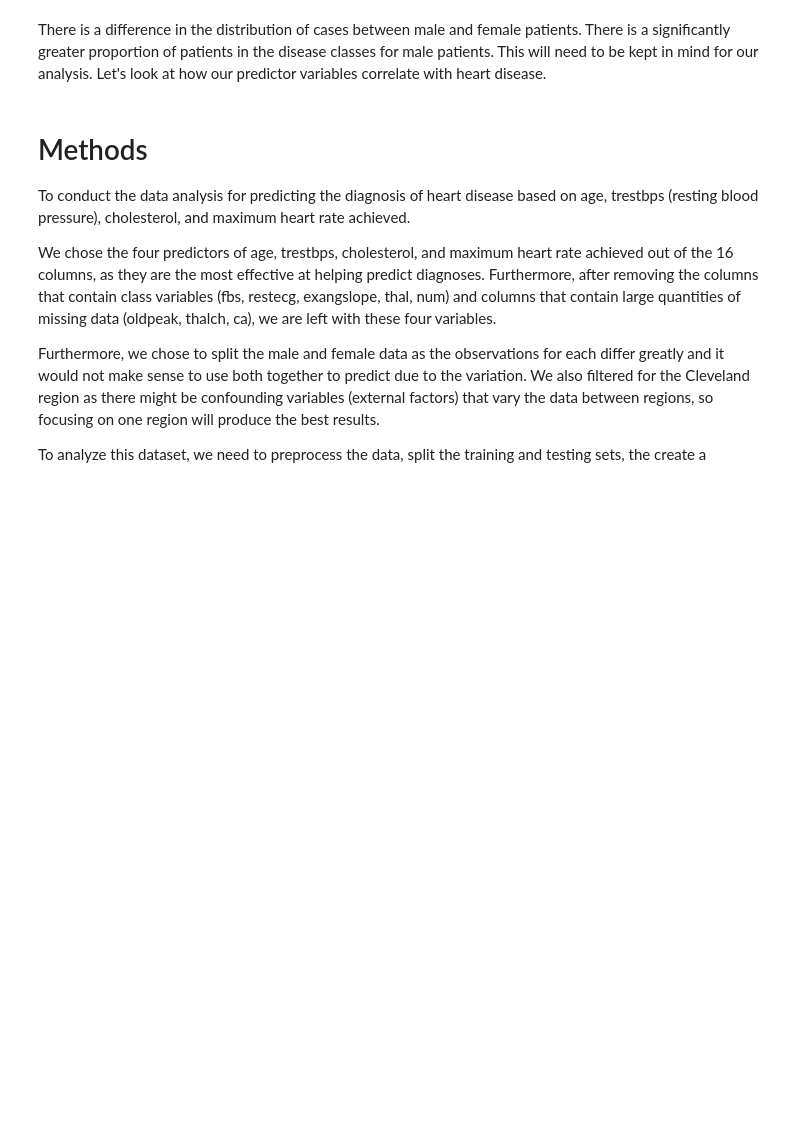
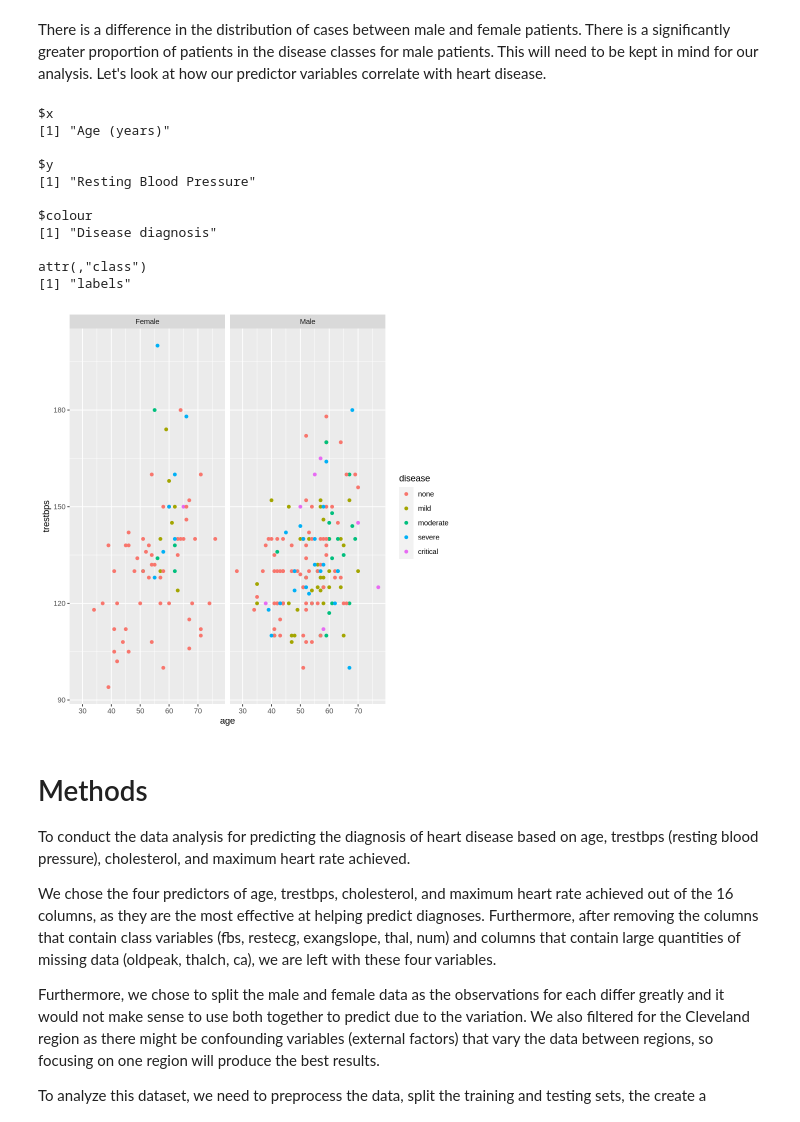
Before and after one commit to chiefpat450119/HeartDiseaseClassifier, a Jupyter notebook: Project_Notebook.ipynb, the cells around one changed output. Saved outputs shown, nothing was run; the diff lists cells and outputs as text; code cells hidden in the pictures; blank space fills up the shorter version.

Commit message:
added graphs

```diff
--- a/Project_Notebook.ipynb
+++ b/Project_Notebook.ipynb
@@ -123,6 +123,26 @@ A grouped_df: 10 × 3
 | critical | Male | 7 |
 # %% [markdown]
 There is a difference in the distribution of cases between male and female patients. There is a significantly greater proportion of patients in the disease classes for male patients. This will need to be kept in mind for our analysis. Let's look at how our predictor variables correlate with heart disease.
+# %%
+# TODO: Add Graphs with facet grid male and female, change classes to disease and no disease
+heart_age_bp_plot <- ggplot(heart_train, aes(x = age, y = trestbps, color = disease)) +
+geom_point() +
+facet_grid(cols = (vars(sex)))
+labs(x = "Age (years)", y = "Resting Blood Pressure", color = "Disease diagnosis")
+heart_age_bp_plot
+# %% [output]
+$x
+[1] "Age (years)"
+
+$y
+[1] "Resting Blood Pressure"
+
+$colour
+[1] "Disease diagnosis"
+
+attr(,"class")
+[1] "labels"
+[figure, added]
 # %% [markdown]
 # Methods
 To conduct the data analysis for predicting the diagnosis of heart disease based on age, trestbps (resting blood pressure), cholesterol, and maximum heart rate achieved.
```
